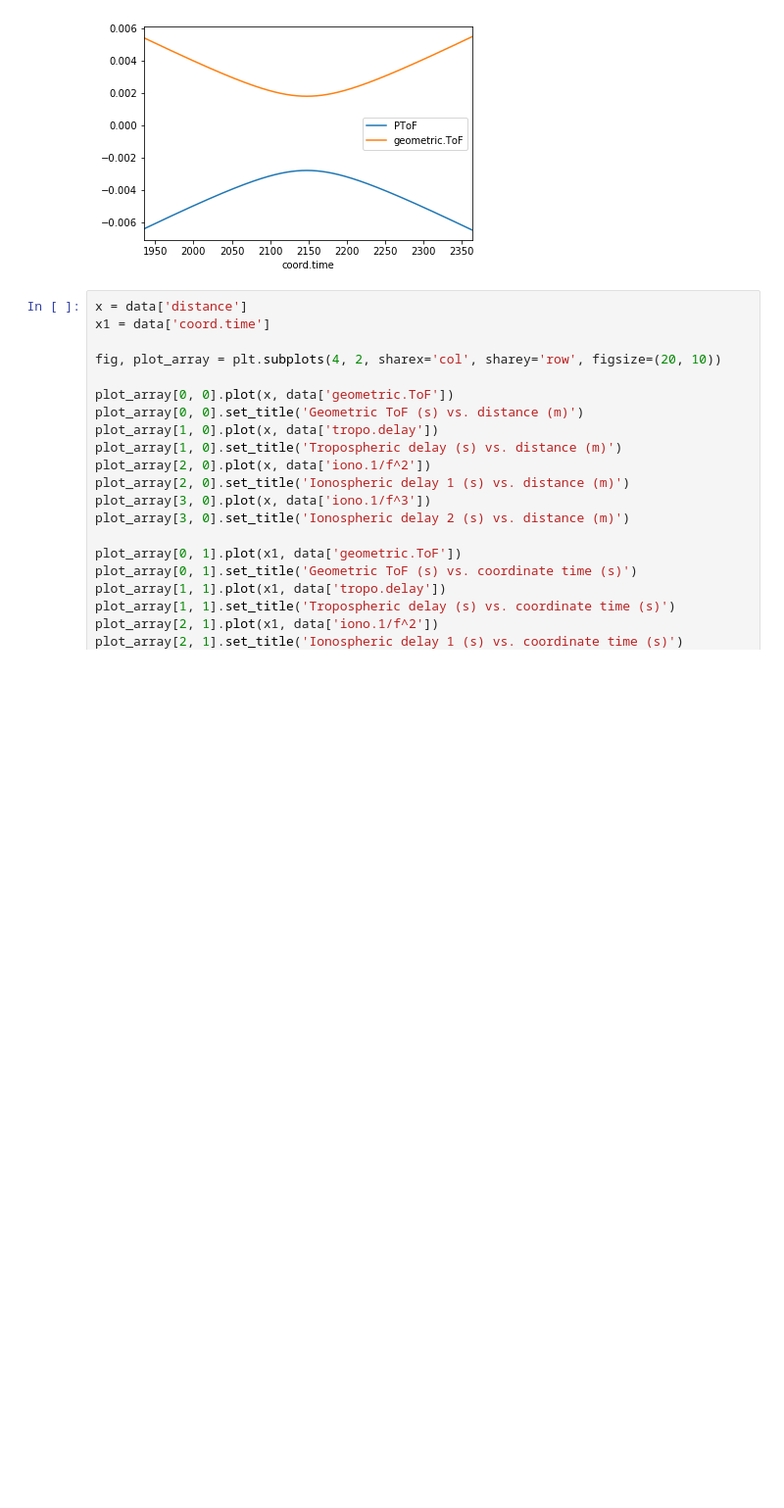
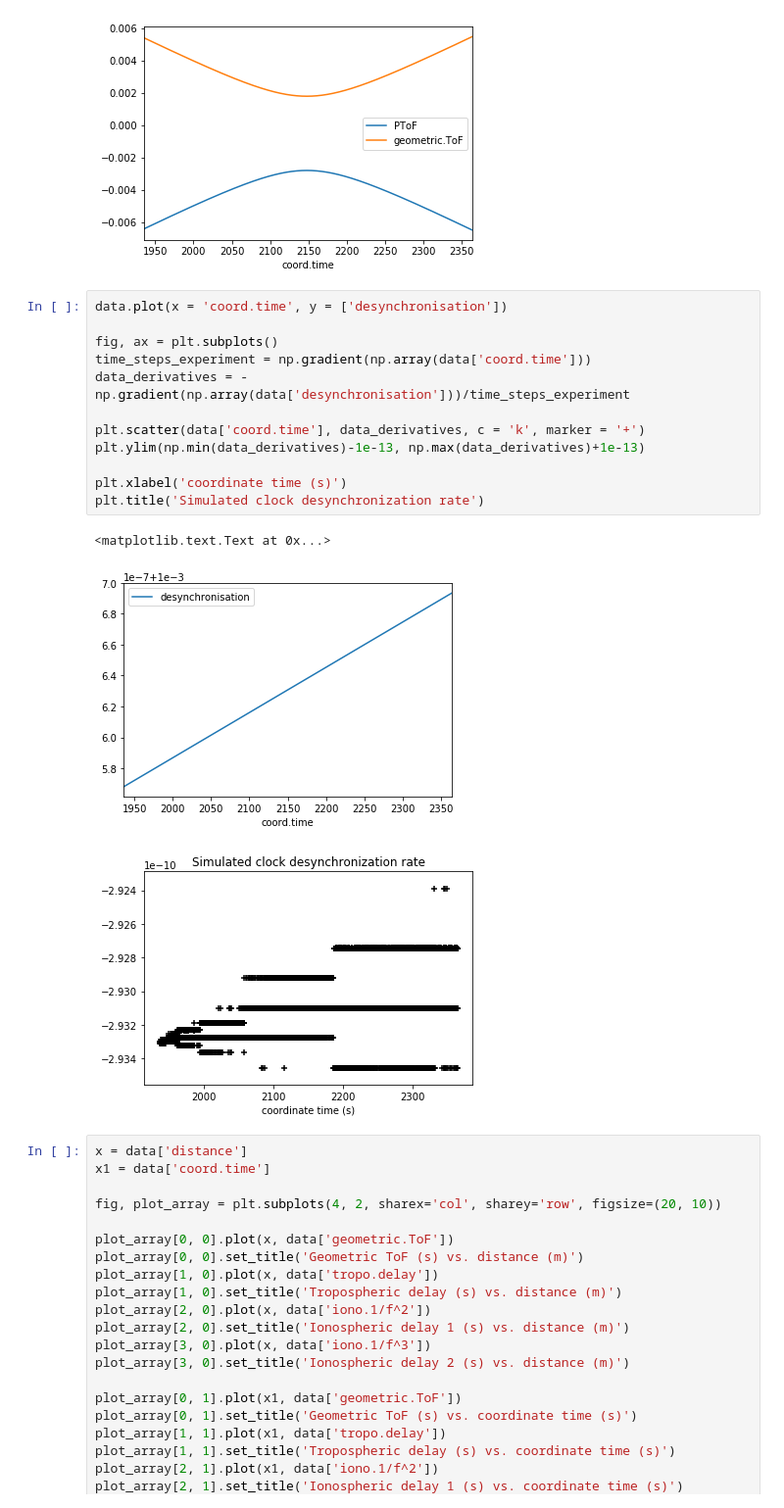
Before and after one commit to kalaydzhyan/dark-matter-codes, a Jupyter notebook: relativistic_test.ipynb, the cells around one changed output. Shown at 98% size. Saved outputs shown, nothing was run; the diff lists cells and outputs as text; blank space fills up the shorter version.

Commit message:
Desynch added

```diff
--- a/relativistic_test.ipynb
+++ b/relativistic_test.ipynb
@@ -75,6 +75,22 @@ data.plot(x = 'coord.time', y = ['PToF','geometric.ToF'])
 # %% [output]
 <matplotlib.axes._subplots.AxesSubplot at 0x...>
 [figure]
+# %%
+data.plot(x = 'coord.time', y = ['desynchronisation'])
+
+fig, ax = plt.subplots()
+time_steps_experiment = np.gradient(np.array(data['coord.time']))
+data_derivatives = -np.gradient(np.array(data['desynchronisation']))/time_steps_experiment
+
+plt.scatter(data['coord.time'], data_derivatives, c = 'k', marker = '+')
+plt.ylim(np.min(data_derivatives)-1e-13, np.max(data_derivatives)+1e-13)
+
+plt.xlabel('coordinate time (s)')
+plt.title('Simulated clock desynchronization rate')
+# %% [output]
+<matplotlib.text.Text at 0x...>
+[figure, added]
+[figure, added]
 # %%
 x = data['distance']
 x1 = data['coord.time']
```
